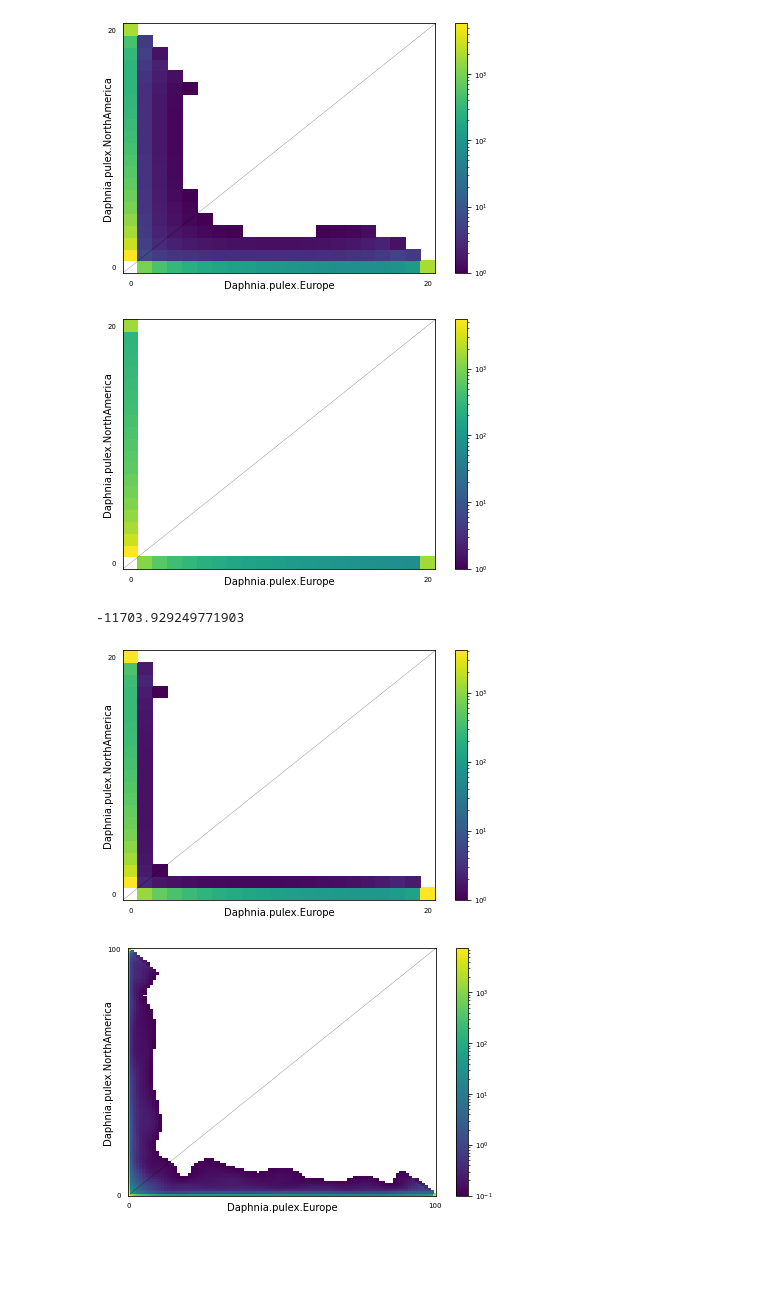
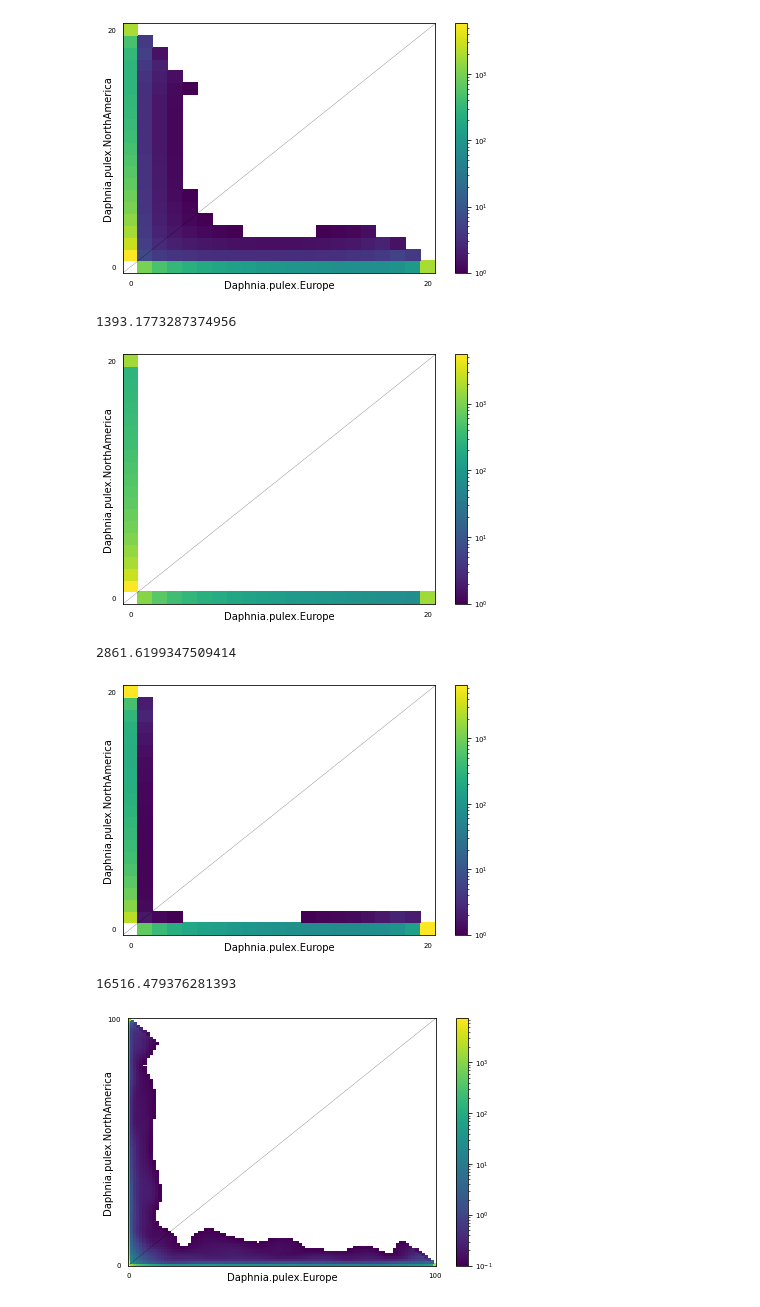
Before and after one commit to DavidB256/connor, a Jupyter notebook: visualize_sfss.ipynb, the cells around one changed output. Saved outputs shown, nothing was run; the diff lists cells and outputs as text; code cells hidden in the pictures; blank space fills up the shorter version.

```diff
--- a/visualize_sfss.ipynb
+++ b/visualize_sfss.ipynb
@@ -36,8 +37,11 @@ moments.Plotting.plot_single_2d_sfs(fs_split_mig_model * theta, vmin = 1, cmap="
 np.savetxt("sfs_csvs/fs_split_mig_model.csv", fs_split_mig_model * theta, delimiter=",")
 with open('sfss/fs_split_mig_model', 'wb') as f:
     np.save(f, (fs_split_mig_model * theta).data)
+BIC = 4 * log(230) - 2 * moments.Inference.ll_multinom(fs_split_mig_model, fs_data)
+BIC
 # %% [output]
 [figure]
+1393.1773287374956
 # %%
 # Create SFS from parameters that maximize likelihood function under split_no_mig model (according to moments)
 params = [1.065988, 0.2213014, 0.8256301, 0]
@@ -51,29 +55,30 @@ moments.Plotting.plot_single_2d_sfs(fs_split_no_mig_model * theta, vmin=1, cmap=
 np.savetxt("sfs_csvs/fs_split_no_mig_model.csv", fs_split_no_mig_model * theta, delimiter=",")
 with open('sfss/fs_split_no_mig_model', 'wb') as f:
     np.save(f, (fs_split_no_mig_model * theta).data)
+BIC = 3 * log(230) - 2 * moments.Inference.ll_multinom(fs_split_no_mig_model, fs_data)
+BIC
 # %% [output]
 [figure]
+2861.6199347509414
 # %%
 # Plugging estimates of population sizes and splitting times (not calculated with demographic inference) into split_no_mig model.
 # I AM NOT SURE IF THIS IS IMPLEMENTED CORRECTLY.
-params = [700000, 200000, 5000000/2, 1e-8 * 2]
-fs_true = moments.Demographics2D.split_mig(params,
+params = [700000, 200000, 10000000/2, 1e-8 * 2]
+fs_from_ests = moments.Demographics2D.split_mig(params,
                                            ns,
                                            pop_ids=pop_ids).fold()
-# %%
-# The log-likelihood of this SFS is poor compared to the maxima of the likelihoods under the split_mig and split_no_mig models (-685 and -1423, respectively)
-moments.Inference.ll_multinom(fs_true, fs_data)
-# %% [output]
--11703.929249771903
 # %%
 # Display the SFS
-theta = moments.Inference.optimal_sfs_scaling(fs_true, fs_data)
-moments.Plotting.plot_single_2d_sfs(fs_true * theta, vmin=1, cmap="viridis", out="fs_prior_estimates")
-np.savetxt("sfs_csvs/fs_true.csv", fs_true * theta, delimiter=",")
-with open('sfss/fs_true', 'wb') as f:
-    np.save(f, (fs_true * theta).data)
+theta = moments.Inference.optimal_sfs_scaling(fs_from_ests, fs_data)
+moments.Plotting.plot_single_2d_sfs(fs_from_ests * theta, vmin=1, cmap="viridis", out="fs_from_ests")
+np.savetxt("sfs_csvs/fs_from_ests.csv", fs_from_ests * theta, delimiter=",")
+with open('sfss/fs_from_ests', 'wb') as f:
+    np.save(f, (fs_from_ests * theta).data)
+BIC = 4 * log(230) - 2 * moments.Inference.ll_multinom(fs_from_ests, fs_data)
+BIC
 # %% [output]
-[figure, old version]
+[figure, new version]
+16516.479376281393
 # %%
 # Repeat initial modeling and visualization pipeline, but with ns=[100, 100] instead of ns=[20, 20]
 ns = [100, 100]
```
Also changed, not shown: parts of 2 cells of this notebook, 20 other files.
